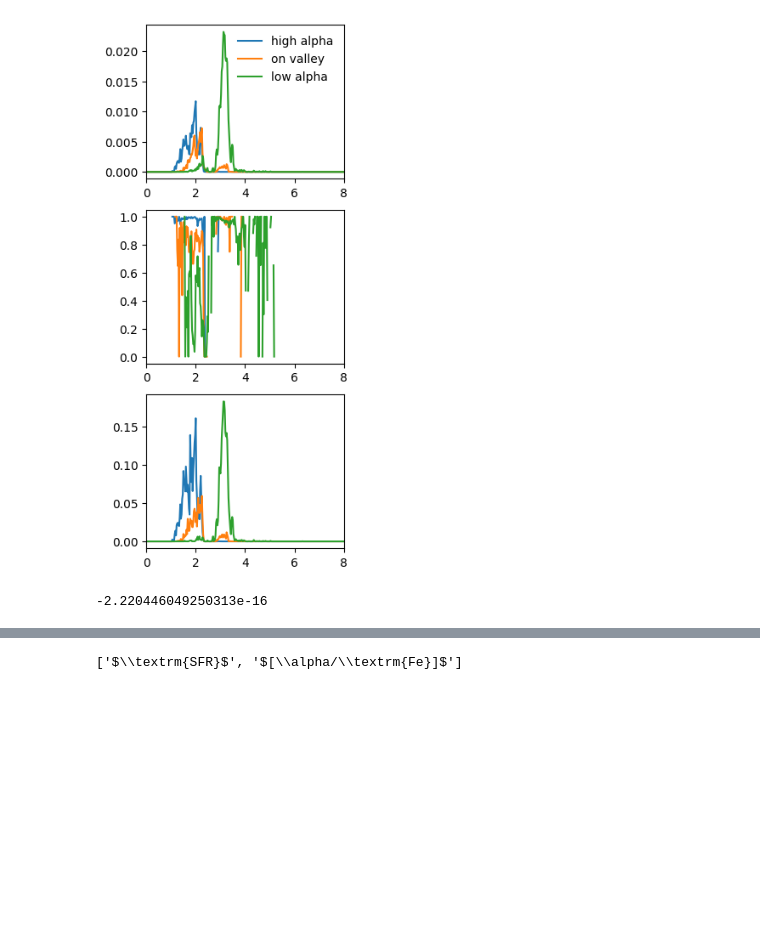
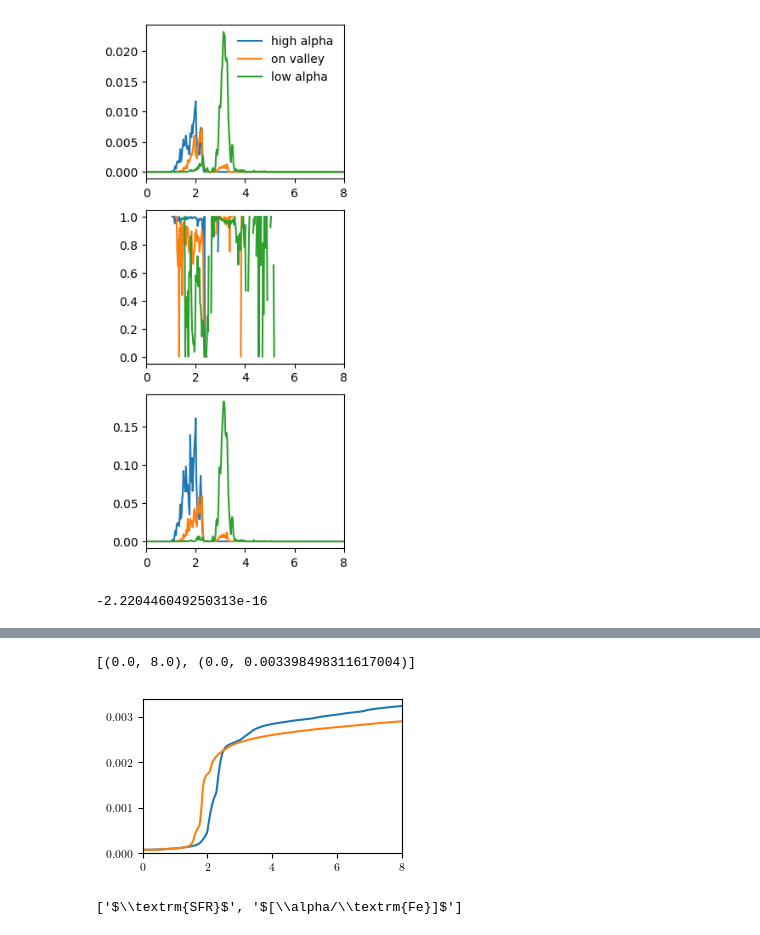
Before and after one commit to gusbeane/GSEgas, a Jupyter notebook: plots/gas_evol/gas_evol.ipynb, the cells around one changed output, grey strips where cells are left out. Cells and saved outputs as stored; diff of their text form; code cells hidden in the pictures; blank space fills up the shorter version.

```diff
--- a/plots/gas_evol/gas_evol.ipynb
+++ b/plots/gas_evol/gas_evol.ipynb
@@ -548,3 +561,12 @@ summary1 = get_dat_summary(sim1, rmin=0, rmax=12)
+# %%
+
+fig, ax = plt.subplots(1, 1, figsize=(columnwidth, 0.6*columnwidth))
+ax.plot(summary0['Time'], summary0['BH_Mass'])
+ax.plot(summary1['Time'], summary1['BH_Mass'])
+ax.set(xlim=(0, 8), ylim=(0, None))
+# %% [output]
+[(0.0, 8.0), (0.0, 0.003398498311617004)]
+[figure, added]
 # %%
 fig, axs = plt.subplots(1, 2, figsize=(textwidth, 0.7*columnwidth))
 
```
Also changed, not shown: parts of 2 cells of this notebook, 1 other file.
